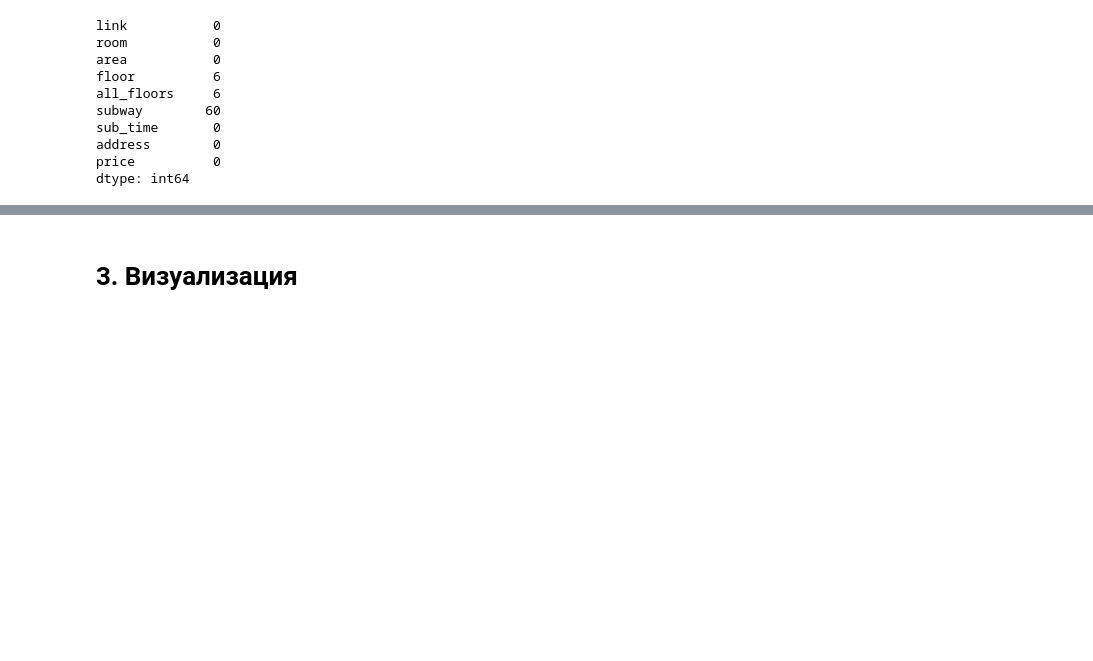
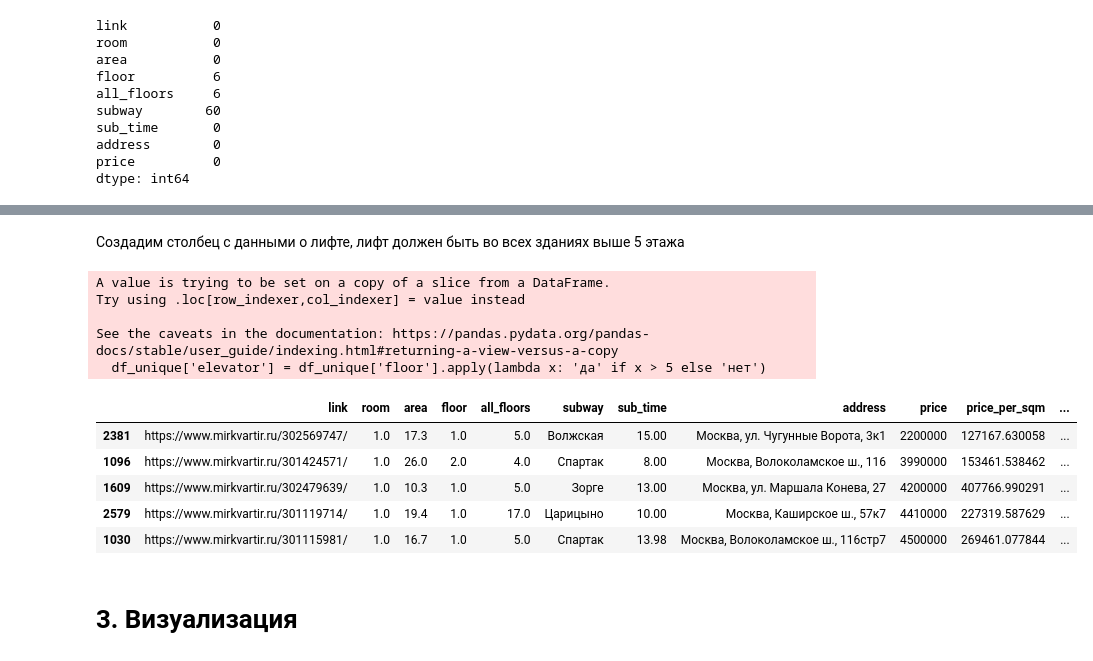
Before and after one commit to rasafarova/MirKva, a Jupyter notebook: HOMEEscapeS.ipynb, the cells around one changed output, grey strips where cells are left out. Cells and saved outputs as stored; diff of their text form; code cells hidden in the pictures; blank space fills up the shorter version.

```diff
--- a/HOMEEscapeS.ipynb
+++ b/HOMEEscapeS.ipynb
@@ -377,3 +404,20 @@ df_unique.dtypes
+# %% [markdown]
+Создадим столбец с данными о лифте, лифт должен быть во всех зданиях выше 5 этажа
+# %%
+df_unique['elevator'] = df_unique['floor'].apply(lambda x: 'да' if x > 5 else 'нет')
+df_unique.head()
+# %% [output]
+A value is trying to be set on a copy of a slice from a DataFrame.
+Try using .loc[row_indexer,col_indexer] = value instead
+
+See the caveats in the documentation: https://pandas.pydata.org/pandas-docs/stable/user_guide/indexing.html#returning-a-view-versus-a-copy
+  df_unique['elevator'] = df_unique['floor'].apply(lambda x: 'да' if x > 5 else 'нет')
+|  | link | room | area | floor | all_floors | subway | sub_time | address | price | price_per_sqm | ... |
+| 2381 | https://www.mirkvartir.ru/302569747/ | 1.0 | 17.3 | 1.0 | 5.0 | Волжская | 15.00 | Москва, ул. Чугунные Ворота, 3к1 | 2200000 | 127167.630058 | ... |
+| 1096 | https://www.mirkvartir.ru/301424571/ | 1.0 | 26.0 | 2.0 | 4.0 | Спартак | 8.00 | Москва, Волоколамское ш., 116 | 3990000 | 153461.538462 | ... |
+| 1609 | https://www.mirkvartir.ru/302479639/ | 1.0 | 10.3 | 1.0 | 5.0 | Зорге | 13.00 | Москва, ул. Маршала Конева, 27 | 4200000 | 407766.990291 | ... |
+| 2579 | https://www.mirkvartir.ru/301119714/ | 1.0 | 19.4 | 1.0 | 17.0 | Царицыно | 10.00 | Москва, Каширское ш., 57к7 | 4410000 | 227319.587629 | ... |
+| 1030 | https://www.mirkvartir.ru/301115981/ | 1.0 | 16.7 | 1.0 | 5.0 | Спартак | 13.98 | Москва, Волоколамское ш., 116стр7 | 4500000 | 269461.077844 | ... |
 # %% [markdown]
 # 3. Визуализация
 # %% [markdown]
```
Also changed, not shown: parts of 13 cells of this notebook.
